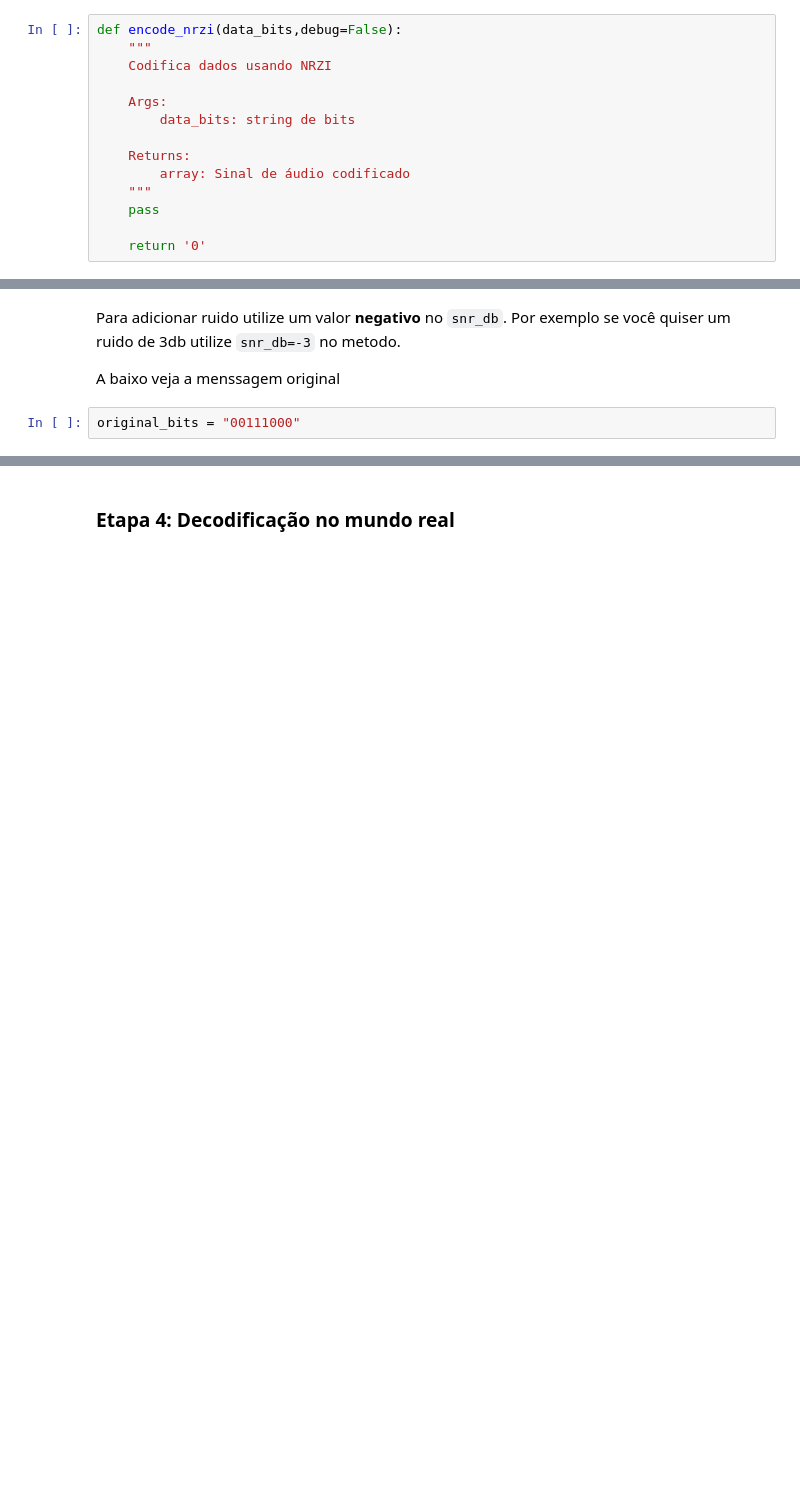
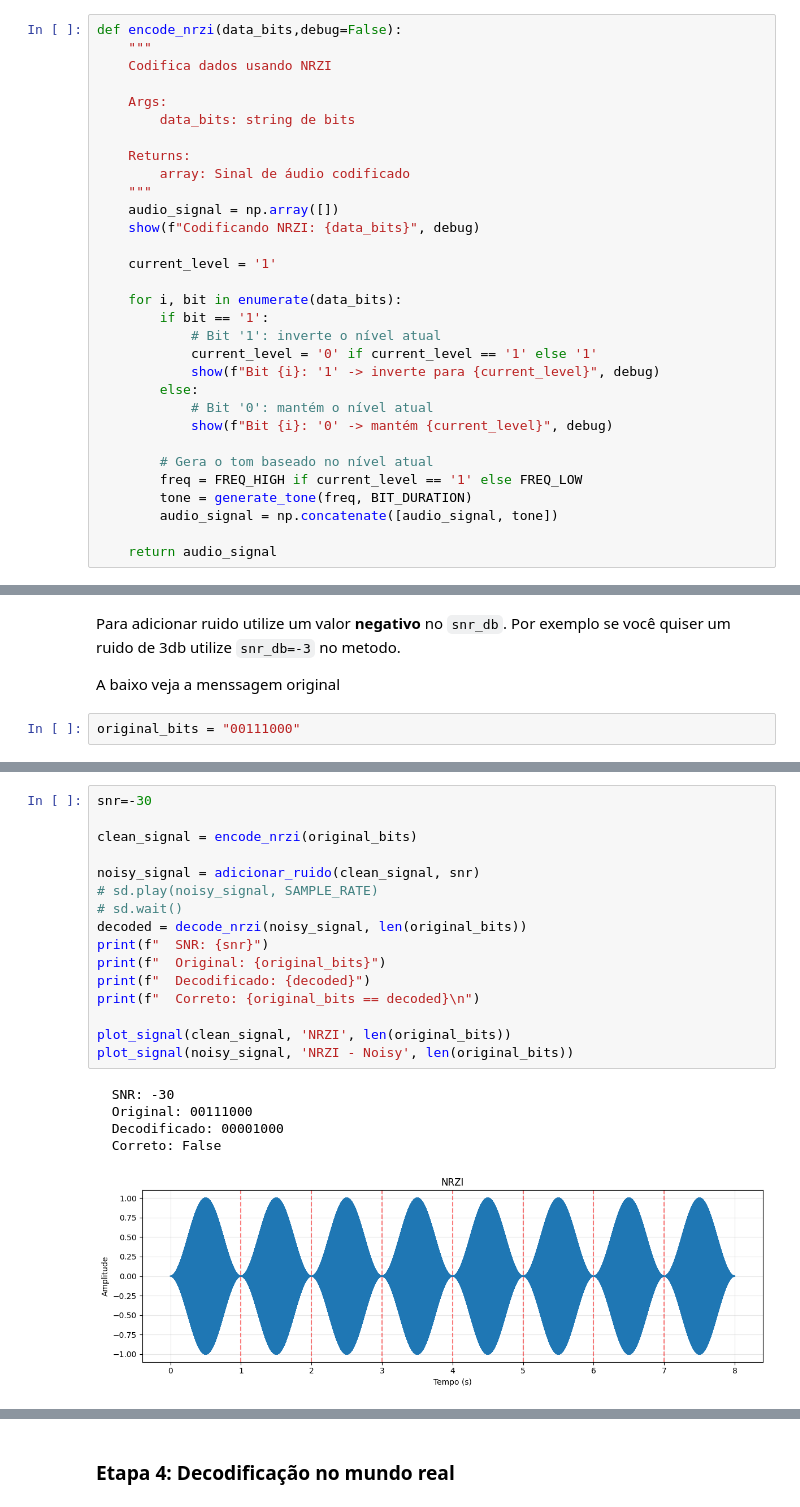
Before and after one commit to 4nandaw/rc2025.1, a Jupyter notebook: modulacao/lab_notebook.ipynb, the cells around one changed output, grey strips where cells are left out. Drawn from its saved outputs; the diff is of its cells as text; blank space fills up the shorter version.

```diff
--- a/modulacao/lab_notebook.ipynb
+++ b/modulacao/lab_notebook.ipynb
@@ -224,9 +207,26 @@ def encode_nrzi(data_bits,debug=False):
     Returns:
         array: Sinal de áudio codificado
     """
-    pass
+    audio_signal = np.array([])
+    show(f"Codificando NRZI: {data_bits}", debug)
 
-    return '0'
+    current_level = '1'
+
+    for i, bit in enumerate(data_bits):
+        if bit == '1':
+            # Bit '1': inverte o nível atual
+            current_level = '0' if current_level == '1' else '1'
+            show(f"Bit {i}: '1' -> inverte para {current_level}", debug)
+        else:
+            # Bit '0': mantém o nível atual
+            show(f"Bit {i}: '0' -> mantém {current_level}", debug)
+
+        # Gera o tom baseado no nível atual
+        freq = FREQ_HIGH if current_level == '1' else FREQ_LOW
+        tone = generate_tone(freq, BIT_DURATION)
+        audio_signal = np.concatenate([audio_signal, tone])
+
+    return audio_signal
 # %%
 def encode_manchester(data_bits,debug=False):
     """
@@ -599,0 +660,22 @@ print(f"  Correto: {original_bits == decoded}\n")
+# %%
+snr=-30
+
+clean_signal = encode_nrzi(original_bits)
+
+noisy_signal = adicionar_ruido(clean_signal, snr)
+# sd.play(noisy_signal, SAMPLE_RATE)
+# sd.wait()
+decoded = decode_nrzi(noisy_signal, len(original_bits))
+print(f"  SNR: {snr}")
+print(f"  Original: {original_bits}")
+print(f"  Decodificado: {decoded}")
+print(f"  Correto: {original_bits == decoded}\n")
+
+plot_signal(clean_signal, 'NRZI', len(original_bits))
+plot_signal(noisy_signal, 'NRZI - Noisy', len(original_bits))
+# %% [output]
+  SNR: -30
+  Original: 00111000
+  Decodificado: 00001000
+  Correto: False
+[figure, added]
```
Also changed, not shown: parts of 10 cells of this notebook.
